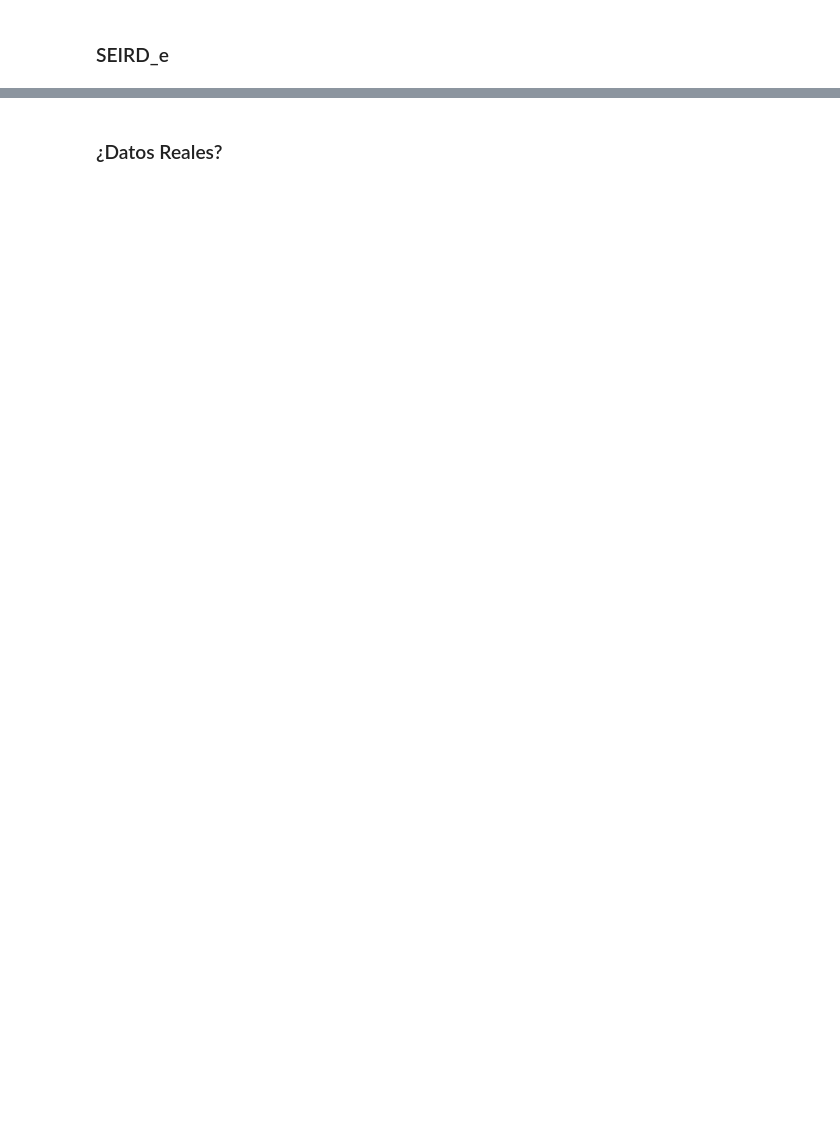
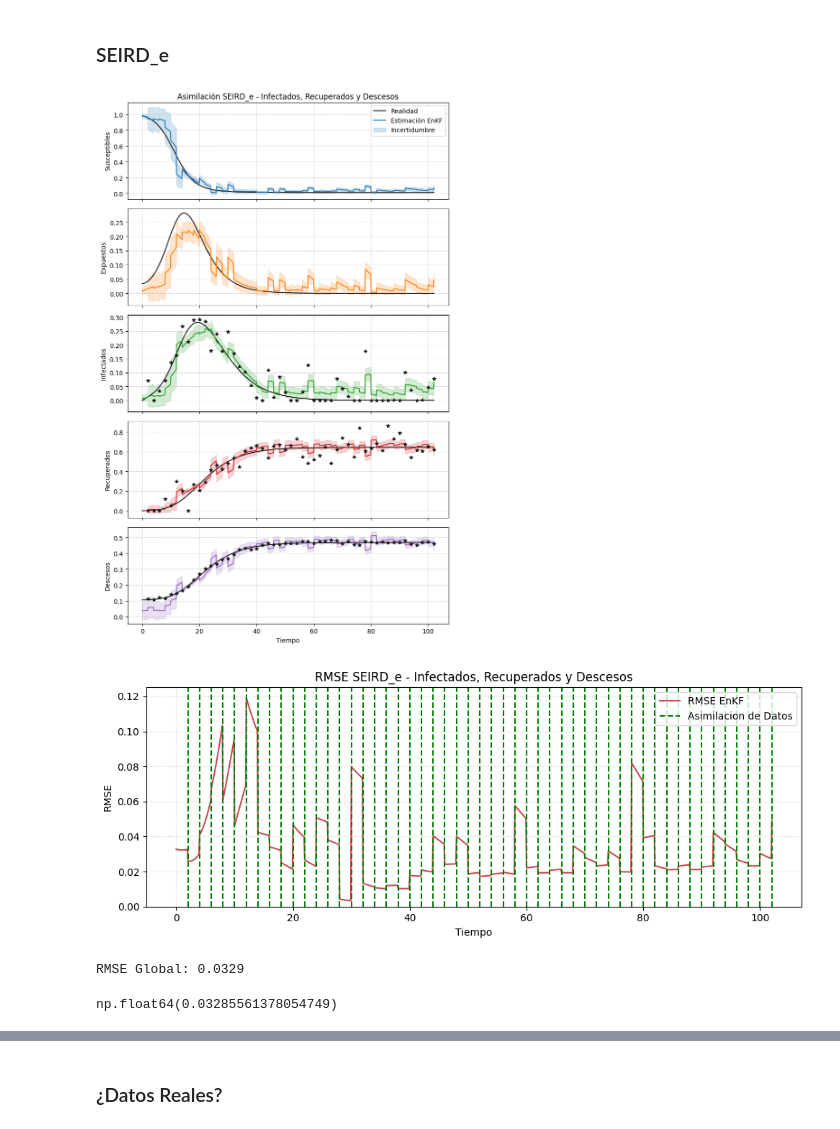
Before and after one commit to Raldulff/SIR-EnKF, a Jupyter notebook: SIR_EnKF.ipynb, the cells around one changed output, grey strips where cells are left out. Saved outputs shown, nothing was run; the diff lists cells and outputs as text; code cells hidden in the pictures; blank space fills up the shorter version.

```diff
--- a/SIR_EnKF.ipynb
+++ b/SIR_EnKF.ipynb
@@ -736,6 +953,7 @@ plot_rmse(syn_data_seird_IRD, enkf_seird_IRD, title="RMSE SEIRD- Infectados, Rec
 xDim_seird_e = 5
 N_seird_e = 1000
 obs_idx_seird_e_IRD = [2,3,4]
+infl_idx_seird = [0,1,2]
 
 # condiciones iniciales
 xa_seird_e = np.array([999830, 100, 50, 10, 10])
@@ -751,31 +969,36 @@ Dyn_SEIRD_e = create_Dyn(dxdt_SEIRD_e)
 # %%
 # asimilacion sobre I, R, D
 
-R12_seird_e_IRD = np.diag([0.02,0.02,0.01])
+R12_seird_e_IRD = np.diag([0.05,0.1,0.01])
 matrices_seird_e_IRD = (Pa12_seird_e, Q12_seird_e, R12_seird_e_IRD)
 
 #simulacion del mundo
 syn_data_seird_e_IRD = syn_data(xa_seird_e, matrices_seird_e_IRD, Dyn_SEIRD_e,
                        obs_idx_seird_e_IRD)
-enkf_seird_e_IRD = EnKF(N_seird_e, xa_seird_e, matrices_seird_e_IRD,
+enkf_seird_e_IRD = EnKF(1500, xa_seird_e, matrices_seird_e_IRD,
                         Dyn_SEIRD_e, obs_idx_seird_e_IRD,
                         syn_data_seird_e_IRD, infl_idx_seird )
 
  #volvemos a la poblacion a su total
 truths = syn_data_seird_e_IRD[0] * tot
 obsv = syn_data_seird_e_IRD[1] * tot
 means_abs = enkf_seird_e_IRD[0]* tot
 vars_abs =  enkf_seird_e_IRD[1]* (tot**2)
 
 enkf_seird_e_IRD_abs = (means_abs, vars_abs)
 syn_data_seird_e_IRD_abs = (truths, obsv)
 
 #graficas
 plot_enkf(syn_data_seird_e_IRD, enkf_seird_e_IRD, obs_idx_seird_e_IRD,
           labels=labels_seird,
           title="Asimilación SEIRD_e - Infectados, Recuperados y Descesos")
 plot_rmse(syn_data_seird_e_IRD, enkf_seird_e_IRD,
           title="RMSE SEIRD_e - Infectados, Recuperados y Descesos")
+# %% [output]
+[figure, added]
+[figure, added]
+RMSE Global: 0.0329
+np.float64(0.03285561378054749)
 # %%
 # Recreando el experimento sintetico de Hao
 
```
Also changed, not shown: parts of 20 cells of this notebook.
